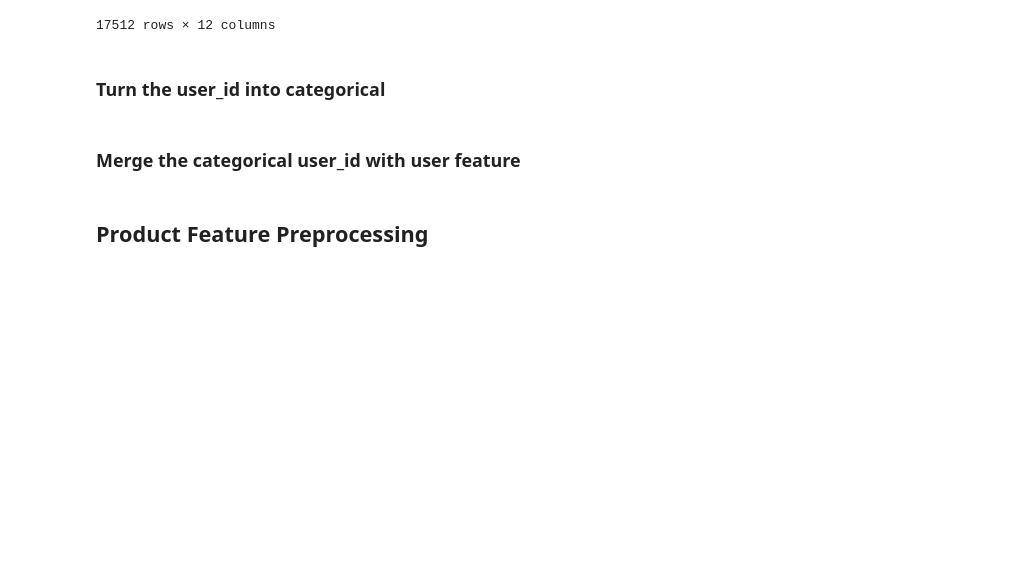
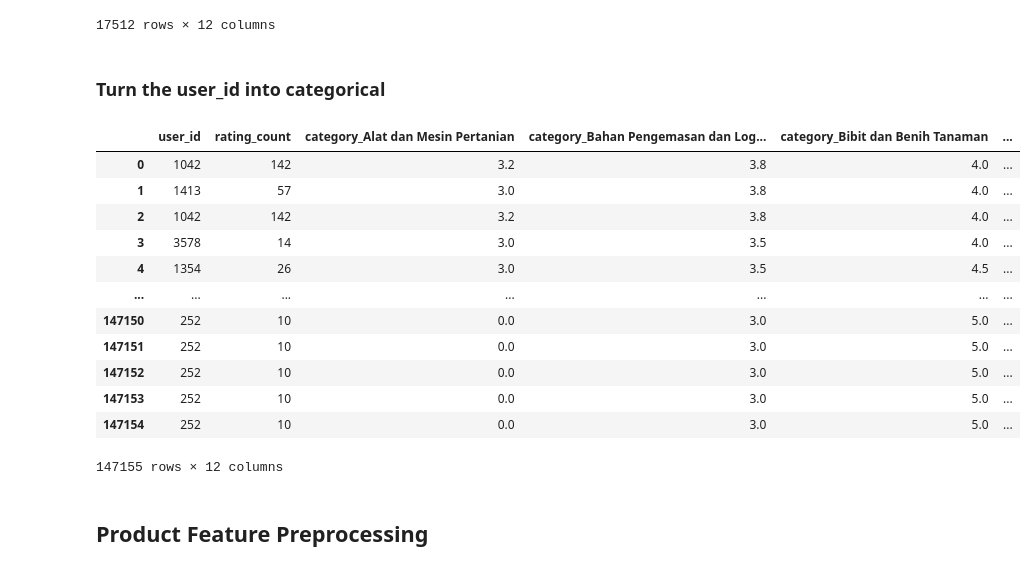
Before and after one commit to AgreaseOnGit/recommender-system, a Jupyter notebook: Recom System.ipynb, the cells around one changed output. Saved outputs shown, nothing was run; the diff lists cells and outputs as text; code cells hidden in the pictures; blank space fills up the shorter version.

```diff
--- a/Recom System.ipynb
+++ b/Recom System.ipynb
@@ -133,5 +130,3 @@ user_profiles_df
 # label encode the user_id
 user_data["user_id"] = user_data["user_id"].astype('category')
 user_data["user_id"] = user_data["user_id"].cat.codes
-# %% [markdown]
-### Merge the categorical user_id with user feature
@@ -141,3 +133,19 @@ user_data = user_data.merge(user_profiles_df, on="user_id", how="left")
+# %%
+user_data
+# %% [output]
+|  | user_id | rating_count | category_Alat dan Mesin Pertanian | category_Bahan Pengemasan dan Log... | category_Bibit dan Benih Tanaman | ... |
+| 0 | 1042 | 142 | 3.2 | 3.8 | 4.0 | ... |
+| 1 | 1413 | 57 | 3.0 | 3.8 | 4.0 | ... |
+| 2 | 1042 | 142 | 3.2 | 3.8 | 4.0 | ... |
+| 3 | 3578 | 14 | 3.0 | 3.5 | 4.0 | ... |
+| 4 | 1354 | 26 | 3.0 | 3.5 | 4.5 | ... |
+| ... | ... | ... | ... | ... | ... | ... |
+| 147150 | 252 | 10 | 0.0 | 3.0 | 5.0 | ... |
+| 147151 | 252 | 10 | 0.0 | 3.0 | 5.0 | ... |
+| 147152 | 252 | 10 | 0.0 | 3.0 | 5.0 | ... |
+| 147153 | 252 | 10 | 0.0 | 3.0 | 5.0 | ... |
+| 147154 | 252 | 10 | 0.0 | 3.0 | 5.0 | ... |
+147155 rows × 12 columns
 # %% [markdown]
 ## Product Feature Preprocessing
 # %% [markdown]
```
Also changed, not shown: parts of 8 cells of this notebook, 1 other file.
